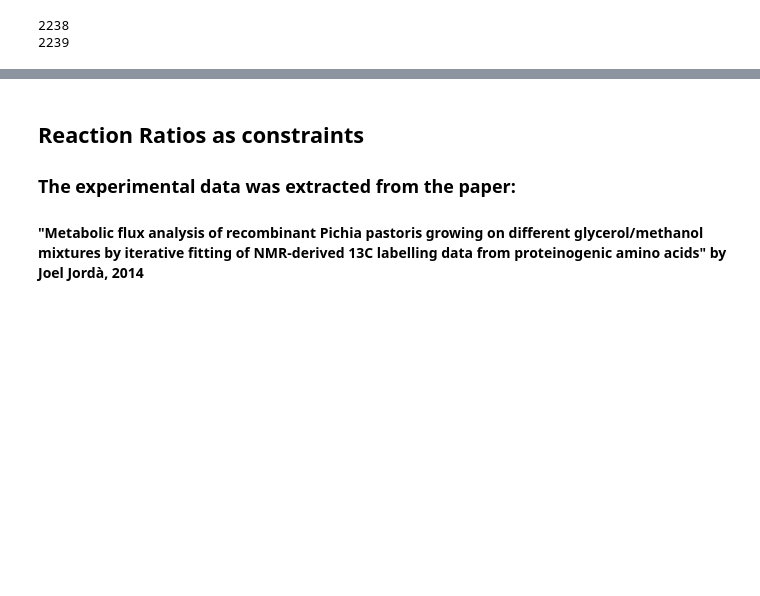
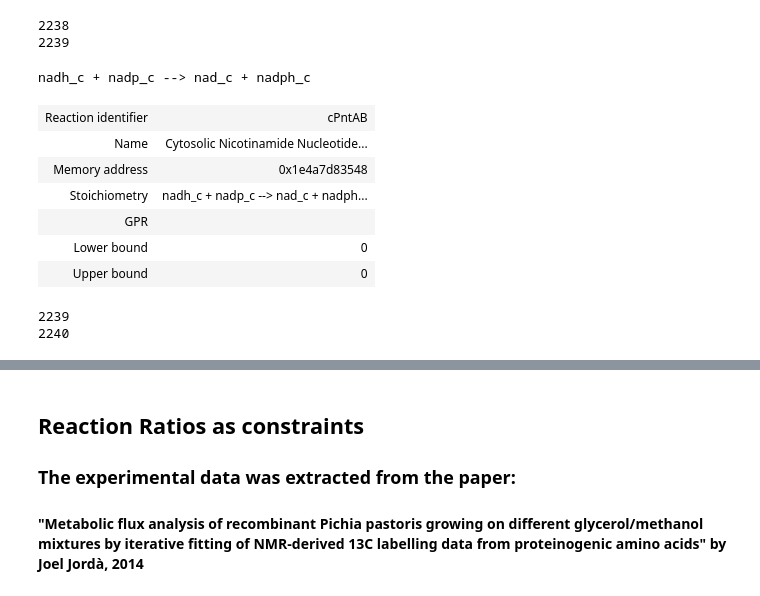
Before and after one commit to EricAntonGarcia/AlgorithmsRPP, a Jupyter notebook: KnockInalgorithmfinder.ipynb, the cells around one changed output, grey strips where cells are left out. Drawn from its saved outputs; the diff is of its cells as text; code cells hidden in the pictures; blank space fills up the shorter version.

```diff
--- a/KnockInalgorithmfinder.ipynb
+++ b/KnockInalgorithmfinder.ipynb
@@ -250,3 +250,41 @@ print (len(model.reactions))
 # %% [output]
 2238
 2239
+# %%
+# Creating the cPntAB reaction
+
+nad_c = model.metabolites.get_by_id('nad_c')
+nadh_c = model.metabolites.get_by_id('nadh_c')
+nadp_c = model.metabolites.get_by_id('nadp_c')
+nadph_c = model.metabolites.get_by_id('nadph_c')
+
+cPntAB = Reaction('cPntAB')
+cPntAB.name = 'Cytosolic Nicotinamide Nucleotide Transhydrogenase'
+
+cPntAB.add_metabolites({
+    nadh_c: -1,
+    nadp_c: -1,
+    nad_c: 1,
+    nadph_c: 1
+})
+
+cPntAB.bounds = (0, 0)
+
+print(cPntAB.reaction)
+cPntAB
+# %% [output]
+nadh_c + nadp_c --> nad_c + nadph_c
+| Reaction identifier | cPntAB |
+| Name | Cytosolic Nicotinamide Nucleotide... |
+| Memory address | 0x1e4a7d83548 |
+| Stoichiometry | nadh_c + nadp_c --> nad_c + nadph... |
+| GPR |  |
+| Lower bound | 0 |
+| Upper bound | 0 |
+# %%
+print (len(model.reactions))
+model.add_reactions([cPntAB])
+print (len(model.reactions))
+# %% [output]
+2239
+2240
```
Also changed, not shown: parts of 22 cells of this notebook, 13 other files.
